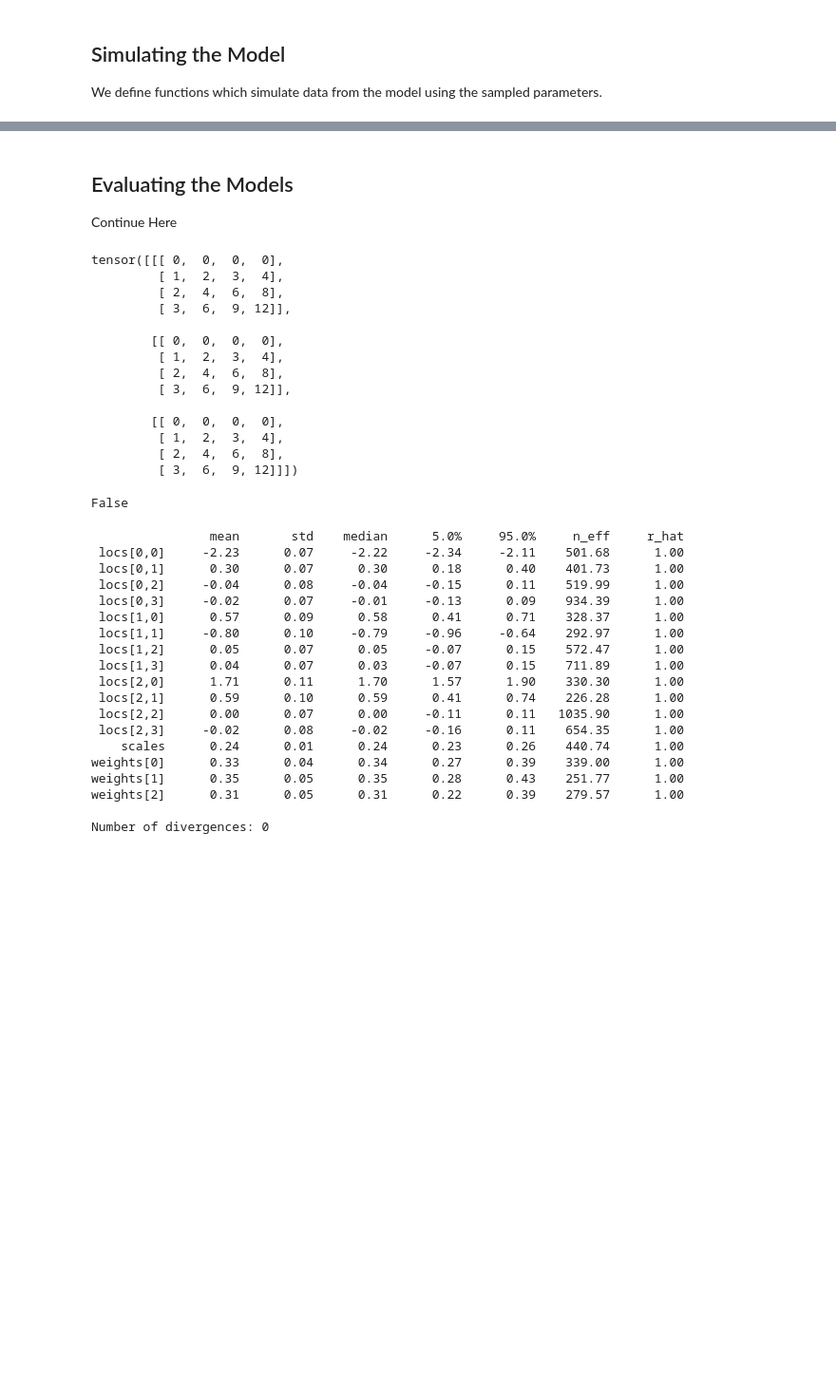
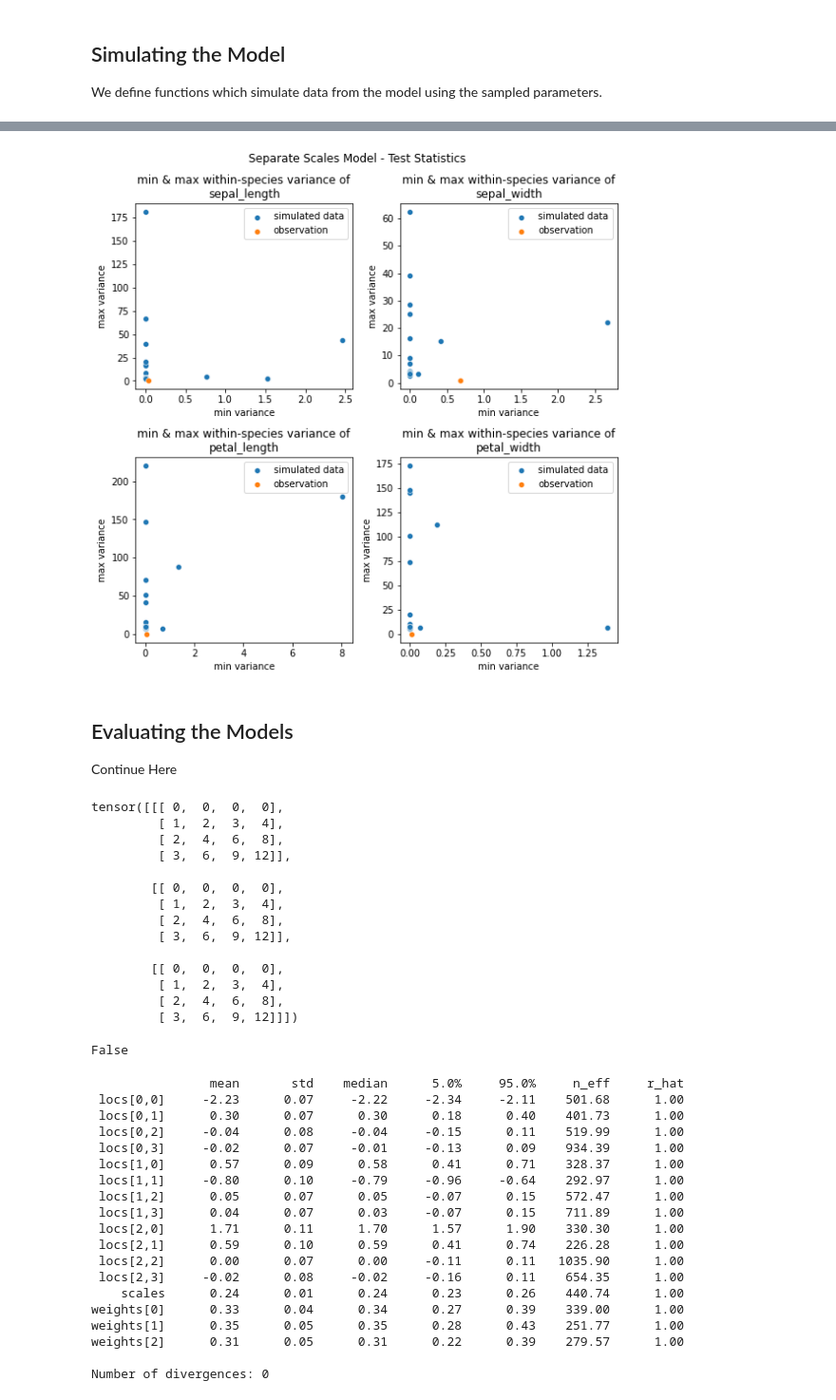
Before and after one commit to noamsgl/ABDA_HW4, a Jupyter notebook: pyro/HW4_Q1.ipynb, the cells around one changed output, grey strips where cells are left out. Shown at 95% size. Drawn from its saved outputs; the diff is of its cells as text; code cells hidden in the pictures; blank space fills up the shorter version.

```diff
--- a/pyro/HW4_Q1.ipynb
+++ b/pyro/HW4_Q1.ipynb
@@ -158,7 +158,7 @@ def model_separate_scale(data):
         locs = pyro.sample('locs', dist.Normal(torch.zeros(D), 10 * torch.ones(D)).to_event(1))
         # v = pyro.sample('vector_1', dist.Normal(torch.zeros(D), 10 * torch.ones(D)).to_event(1))
         # v2 = pyro.sample('vector_2', dist.Normal(torch.zeros(D), 10 * torch.ones(D)).to_event(1))
-        M = pyro.sample('matrix', dist.Normal(torch.zeros((D, D)), 10 * torch.ones((D, D))).to_event(2))
+        M = pyro.sample('matrix', dist.Normal(torch.zeros((D, D)), 1 * torch.ones((D, D))).to_event(2))
         # print(f"shape of v before {v.shape}")
         # v = v.unsqueeze(-2)
         # v_transposed = torch.transpose(v, -1, -2)
@@ -280,14 +280,17 @@ def simulate_shared(X):
 # %%
 def simulate_separate(X):
     chain = chn_separate
-    N = len(X)  # number of data points
+    B = len(X)  # number of data points (batch size)
     D = X.size(-1)  # dimension of each data point
-    simulations = np.empty(N)
-    # todo: complete this
-    # for i in range(N):
-    #     weights = np.random.choice(chain["weights"])
-    #     assignment = np.random.choice(K, p=weights)
-    #     locs = np.random.choice(chain["locs"][assignment])
-    #     scale = np.random.choice(chain["scale"])
-    #     simulations[i] = dist.MultivariateNormal(locs, scale * torch.eye(D)).sample()
-    return simulations
+    S = len(chain)  # number of mcmc samples
+    assignments = np.empty(B)
+    simulations = np.empty((B, D))
+    for i in range(B):
+        weights = chain["weights"][np.random.choice(S)]
+        assignment = np.random.choice(K, p=weights.numpy())
+        assignments[i] = assignment
+        locs = chain["locs"][np.random.choice(S)][assignment]
+        M = chain["matrix"][np.random.choice(S)][assignment]
+        scales = torch.matmul(M, M.T)
+        simulations[i, :] = dist.MultivariateNormal(locs, scales).sample()
+    return simulations, assignments
@@ -373,6 +381,9 @@ tensor([ 1.8249, -7.7919,  8.9852, -3.3105])
 # %%
 simulator = lambda: simulate_separate(X)
-plot_check(df, simulator, "model_separate_scale Test Statistics")
+simulations = plot_check(X, df.label, simulator, features, "Separate Scales Model")
+# todo: fix runtime warnings
+# %% [output]
+[figure, added]
 # %% [markdown]
 ## Evaluating the Models
 Continue Here
```
Also changed, not shown: parts of 13 cells of this notebook.
